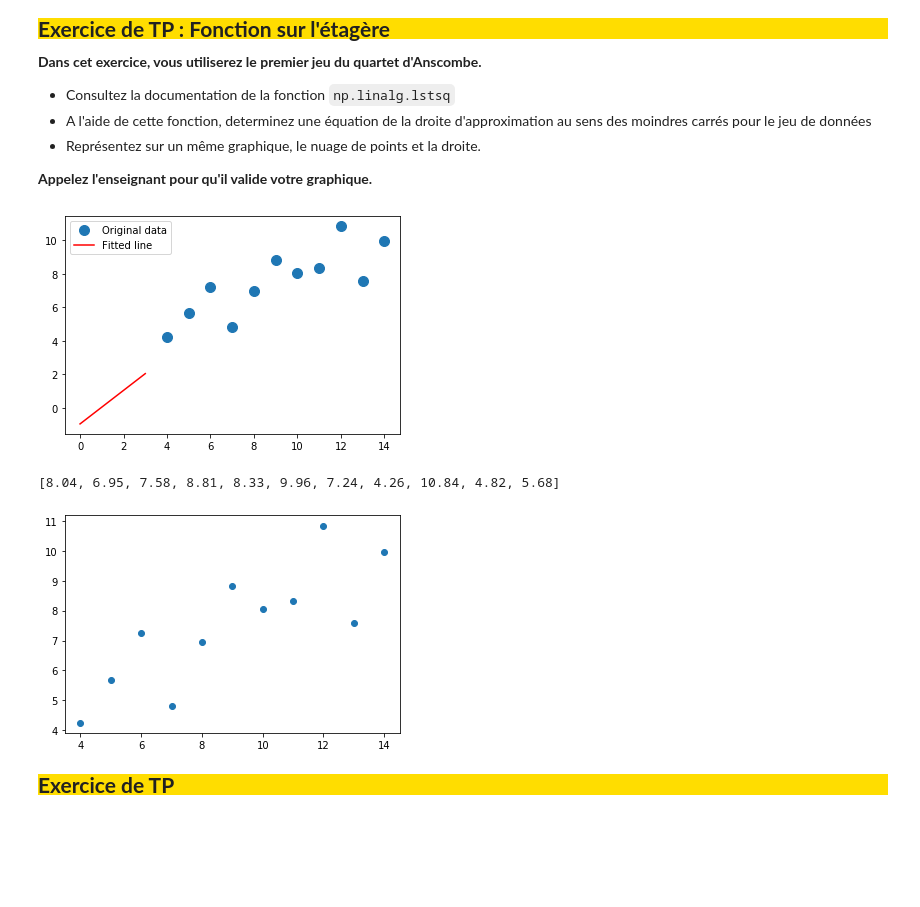
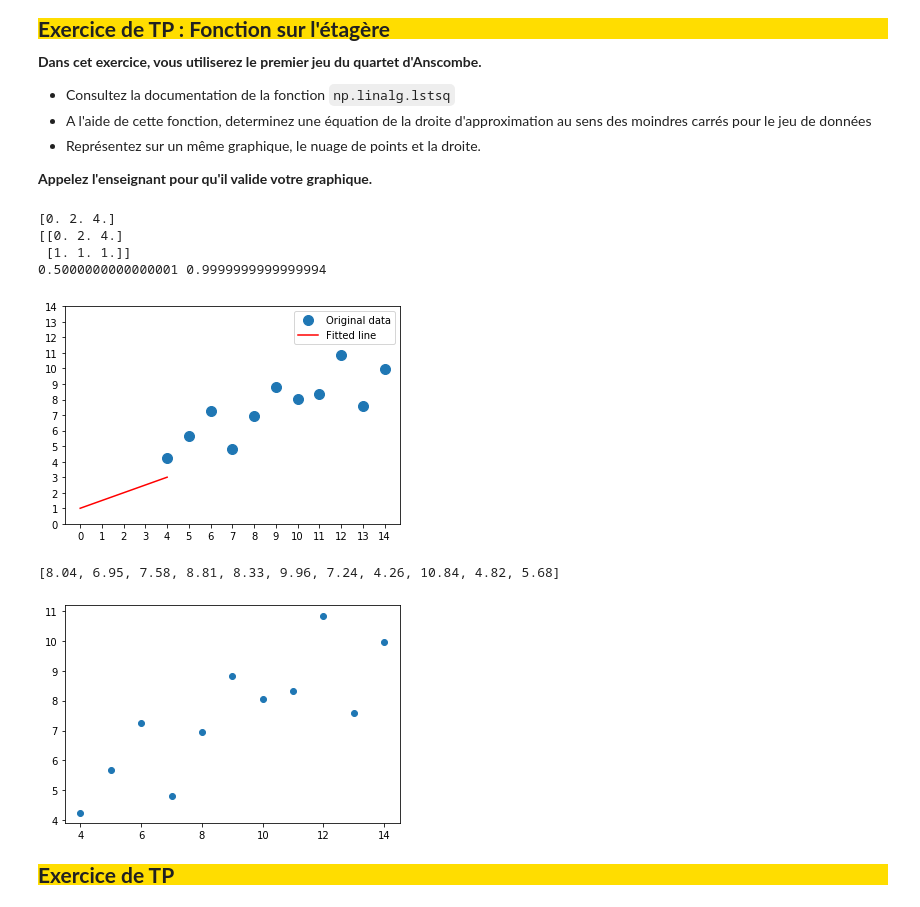
Before and after one commit to Aslem1/univ, a Jupyter notebook: Methodes numeriques/TP5 - Approximation/[ENONCE] Approximation.ipynb, the cells around one changed output. Drawn from its saved outputs; the diff is of its cells as text; code cells hidden in the pictures; blank space fills up the shorter version.

```diff
--- a/Methodes numeriques/TP5 - Approximation/[ENONCE] Approximation.ipynb
+++ b/Methodes numeriques/TP5 - Approximation/[ENONCE] Approximation.ipynb
@@ -415,37 +420,45 @@ Y2 = [9.14, 8.14, 8.74, 8.77, 9.26, 8.10, 6.13, 3.10, 9.13, 7.26, 4.74]
 
 X3 = [10.0, 8.0, 13.0, 9.0, 11.0, 14.0, 6.0, 4.0, 12.0, 7.0, 5.0]
 Y3 = [7.46, 6.77, 12.74, 7.11, 7.81, 8.84, 6.08, 5.39, 8.15, 6.42, 5.73]
 
 X4 = [8.0, 8.0, 8.0, 8.0, 8.0, 8.0, 8.0, 19.0, 8.0, 8.0, 8.0]
 Y4 = [6.58, 5.76, 7.71, 8.84, 8.47, 7.04, 5.25, 12.50, 5.56, 7.91, 6.89]
 
 A = np.vstack([x, np.ones(len(x))]).T
+print(x)
+print(np.vstack([x, np.ones(len(x))]))
+m, c = np.linalg.lstsq(A, y, rcond=None)[0]
 
-m, c = np.linalg.lstsq(A, y, rcond=None)[0]
+print(m, c)
 
 _ = plt.plot(X1, Y1, 'o', label='Original data', markersize=10)
 _ = plt.plot(x, m*x + c, 'r', label='Fitted line')
 
 
 #_ = plt.plot(X2, Y2, 'o')
 #_ = plt.plot(x, m*x + c, 'r')
 
 #_ = plt.plot(X3, Y3, 'o')
 #_ = plt.plot(x, m*x + c, 'r')
 
 #_ = plt.plot(X4, Y4, 'o')
 #_ = plt.plot(x, m*x + c, 'r')
 
 _ = plt.legend()
+plt.xticks(np.arange(0, 15, step=1))
+plt.yticks(np.arange(0, 15, step=1))
 
 plt.show()
 
-
 plt.scatter(X1,Y1)
 print(Y1)
 # %% [output]
+[0. 2. 4.]
+[[0. 2. 4.]
+ [1. 1. 1.]]
+0.5000000000000001 0.9999999999999994
-[figure, old version]
+[figure, new version]
-[8.04, 6.95, 7.58, 8.81, 8.33, 9.96, 7.24, 4.26, 10.84, 4.82, 5.68]
+[8.04, 6.95, 7.58, 8.81, 8.33, 9.96, 7.24, 4.26, 10.84, 4.82, 5.68]
 [figure]
 # %% [markdown]
 <p style="font-size:150%; line-height:150%; font-weight:bold; background-color:#FFDD00">Exercice de TP</p>
```
Also changed, not shown: parts of 6 cells of this notebook, 1 other file.
